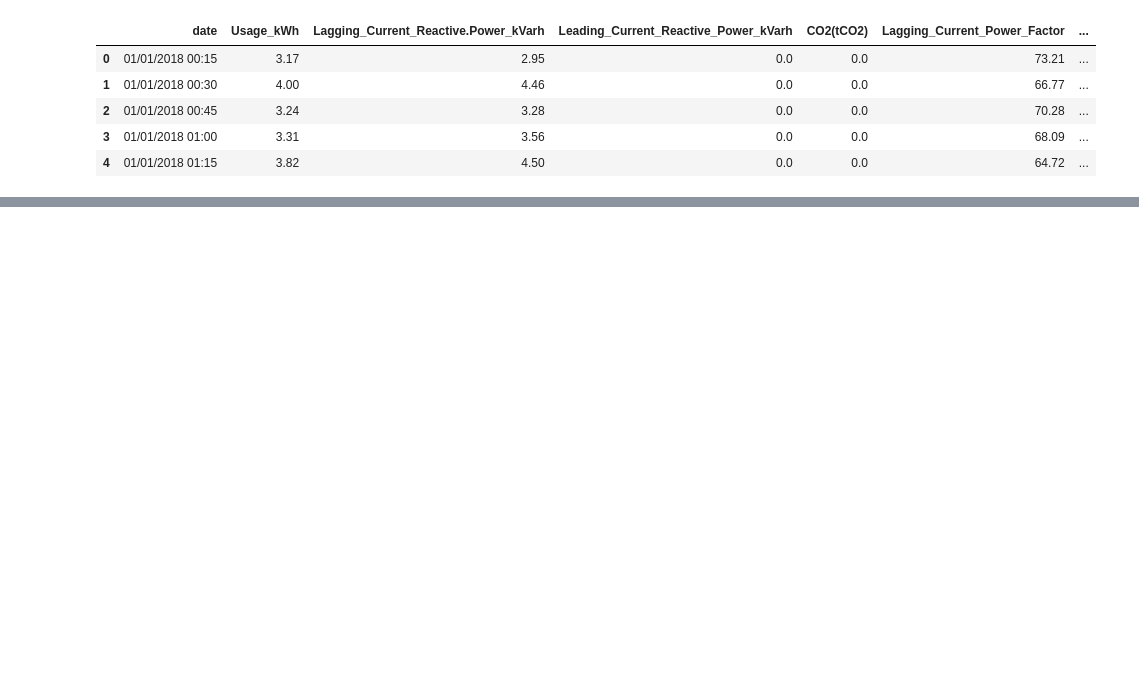
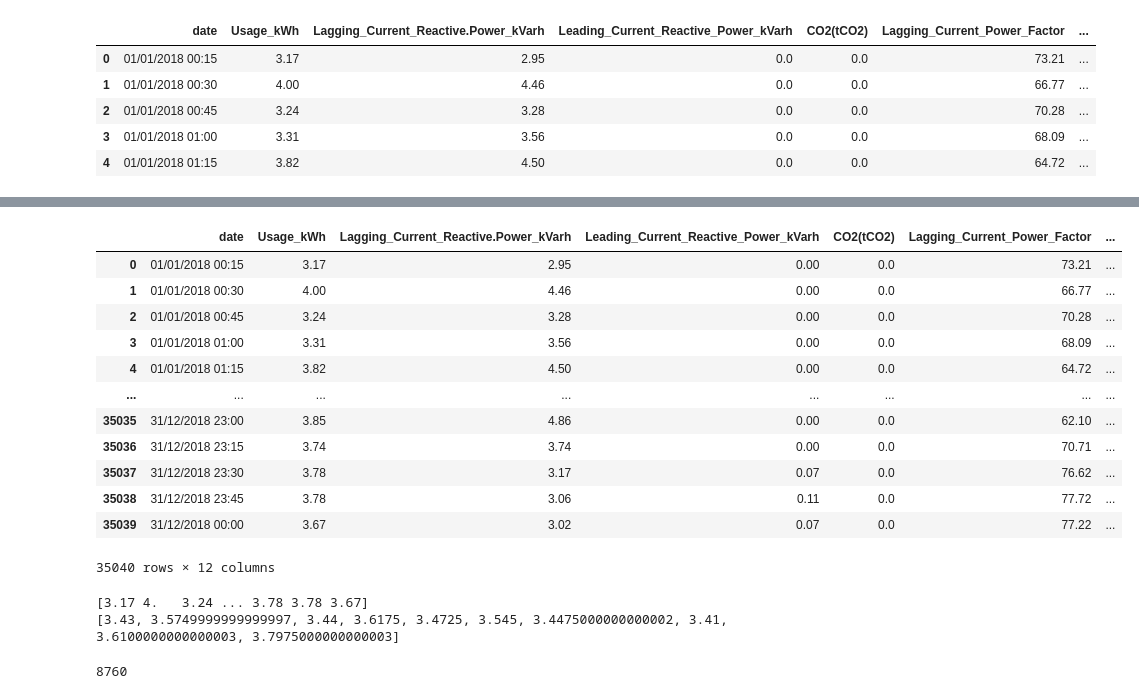
Before and after one commit to alirezapaakraavaan/Energy-Consumption-Analysis-and-Prediction, a Jupyter notebook: main.ipynb, the cells around one changed output, grey strips where cells are left out. Drawn from its saved outputs; the diff is of its cells as text; code cells hidden in the pictures; blank space fills up the shorter version.

```diff
--- a/main.ipynb
+++ b/main.ipynb
@@ -13,0 +167,36 @@ df.head()
+# %%
+df
+# %% [output]
+|  | date | Usage_kWh | Lagging_Current_Reactive.Power_kVarh | Leading_Current_Reactive_Power_kVarh | CO2(tCO2) | Lagging_Current_Power_Factor | ... |
+| 0 | 01/01/2018 00:15 | 3.17 | 2.95 | 0.00 | 0.0 | 73.21 | ... |
+| 1 | 01/01/2018 00:30 | 4.00 | 4.46 | 0.00 | 0.0 | 66.77 | ... |
+| 2 | 01/01/2018 00:45 | 3.24 | 3.28 | 0.00 | 0.0 | 70.28 | ... |
+| 3 | 01/01/2018 01:00 | 3.31 | 3.56 | 0.00 | 0.0 | 68.09 | ... |
+| 4 | 01/01/2018 01:15 | 3.82 | 4.50 | 0.00 | 0.0 | 64.72 | ... |
+| ... | ... | ... | ... | ... | ... | ... | ... |
+| 35035 | 31/12/2018 23:00 | 3.85 | 4.86 | 0.00 | 0.0 | 62.10 | ... |
+| 35036 | 31/12/2018 23:15 | 3.74 | 3.74 | 0.00 | 0.0 | 70.71 | ... |
+| 35037 | 31/12/2018 23:30 | 3.78 | 3.17 | 0.07 | 0.0 | 76.62 | ... |
+| 35038 | 31/12/2018 23:45 | 3.78 | 3.06 | 0.11 | 0.0 | 77.72 | ... |
+| 35039 | 31/12/2018 00:00 | 3.67 | 3.02 | 0.07 | 0.0 | 77.22 | ... |
+35040 rows × 12 columns
+# %%
+total = 0
+averages = []
+numbers = df['Usage_kWh'].values
+
+for i in range(0, 35040, 4):
+    group = numbers[i:i+4]
+
+    average = sum(group) / len(group)
+
+    averages.append(average)
+
+
+print(numbers)
+print(averages[:10])
+len(averages)
+# %% [output]
+[3.17 4.   3.24 ... 3.78 3.78 3.67]
+[3.43, 3.5749999999999997, 3.44, 3.6175, 3.4725, 3.545, 3.4475000000000002, 3.41, 3.6100000000000003, 3.7975000000000003]
+8760
```
Also changed, not shown: parts of 37 cells of this notebook.
